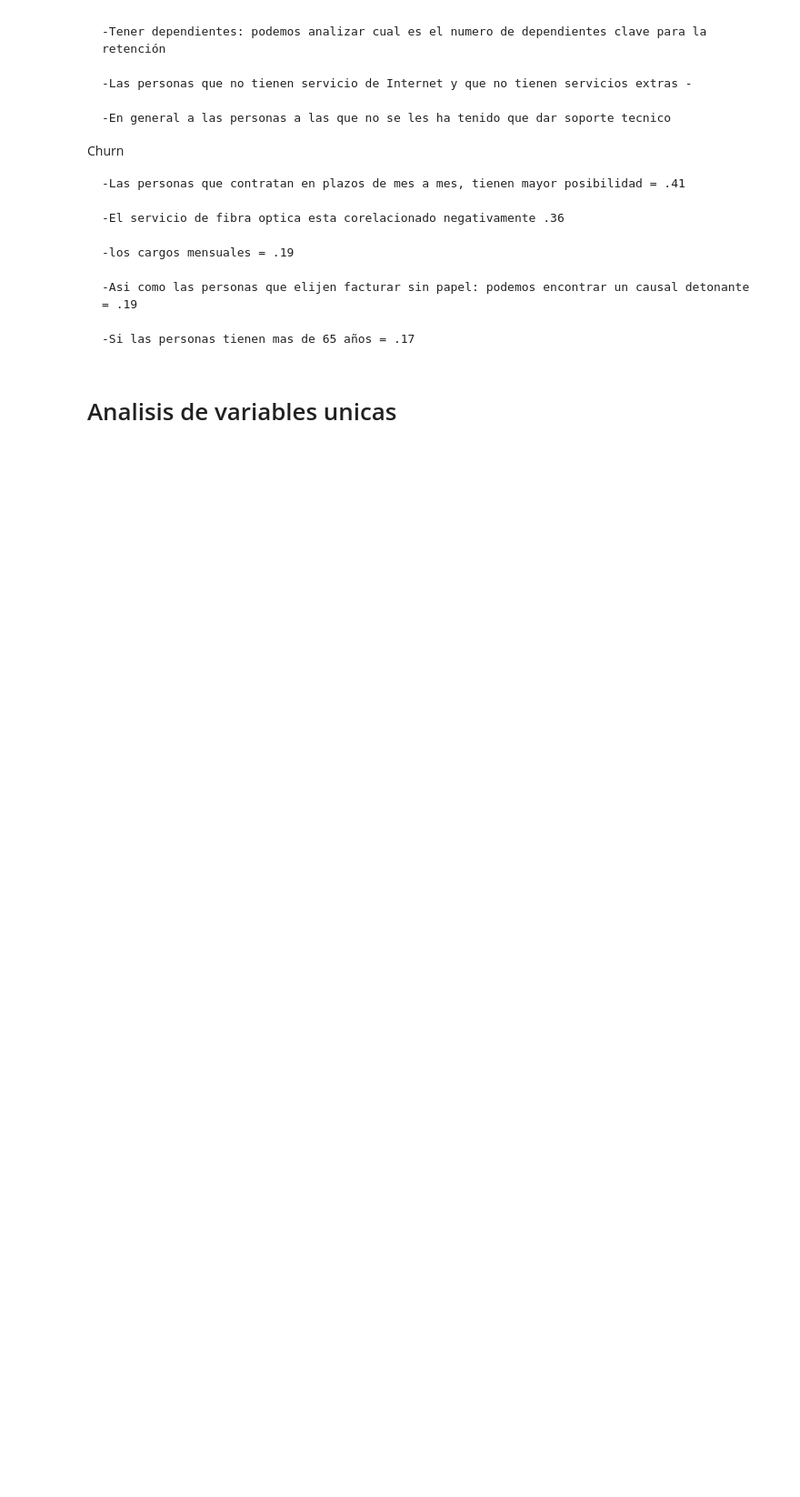
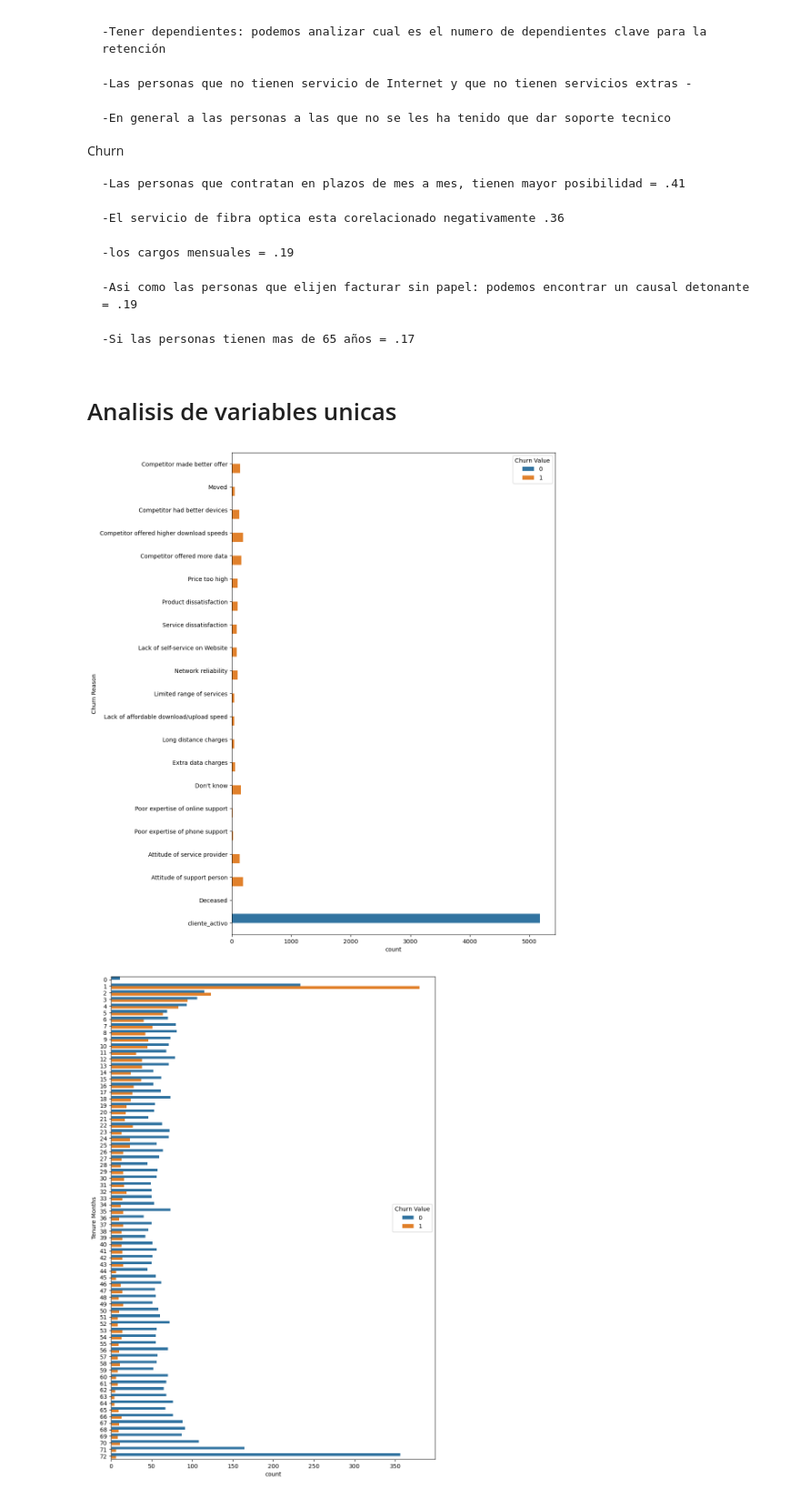
Before and after one commit to Brayam1998/dataScience_Churn, a Jupyter notebook: proyecto churn/Analisis_exploratorio/analisis_exploratorio.ipynb, the cells around one changed output. Shown at 91% size. Cells and saved outputs as stored; diff of their text form; code cells hidden in the pictures; blank space fills up the shorter version.

```diff
--- a/proyecto churn/Analisis_exploratorio/analisis_exploratorio.ipynb
+++ b/proyecto churn/Analisis_exploratorio/analisis_exploratorio.ipynb
@@ -105,3 +98,9 @@ def plot_categorial(column):
+# %%
+for var in plotvolteado:
+    plot_categorialY(var)
+# %% [output]
+[figure, added]
+[figure, added]
 # %%
 # guardamos las columnas categoricas con la funcion . select_dtypes en donde todas las que son de tipo objeto se guardaran
 #columnas_categoricas = dataexp.select_dtypes(include='int64' ).columns
```
Also changed, not shown: parts of 7 cells of this notebook.
